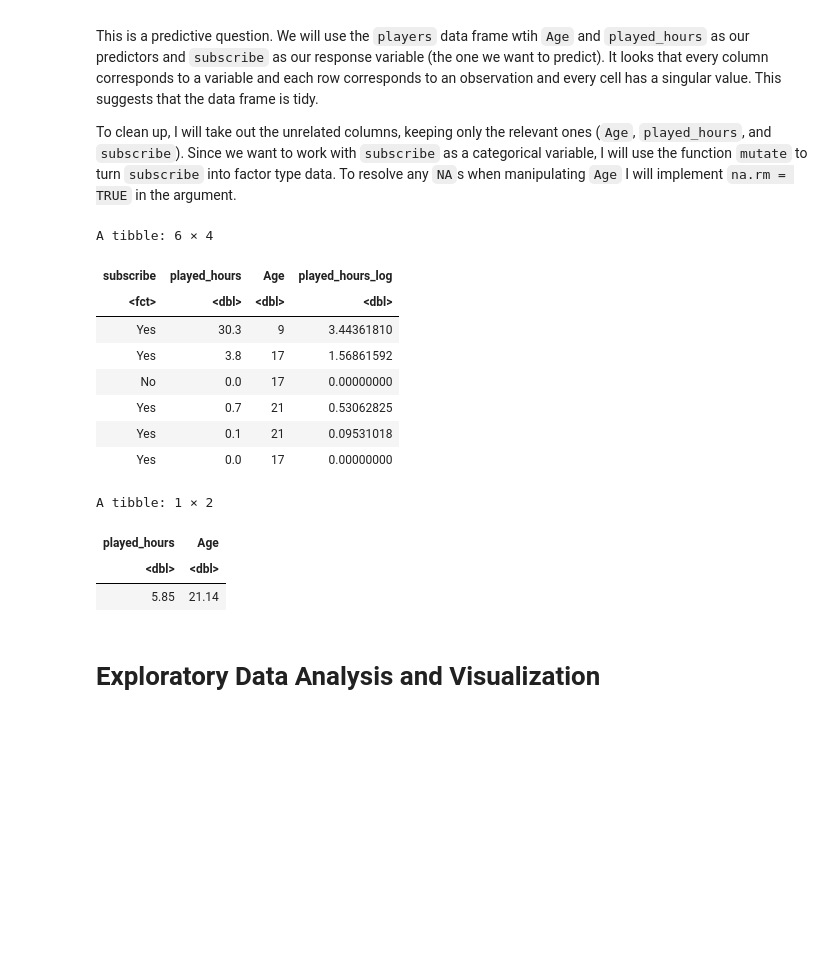
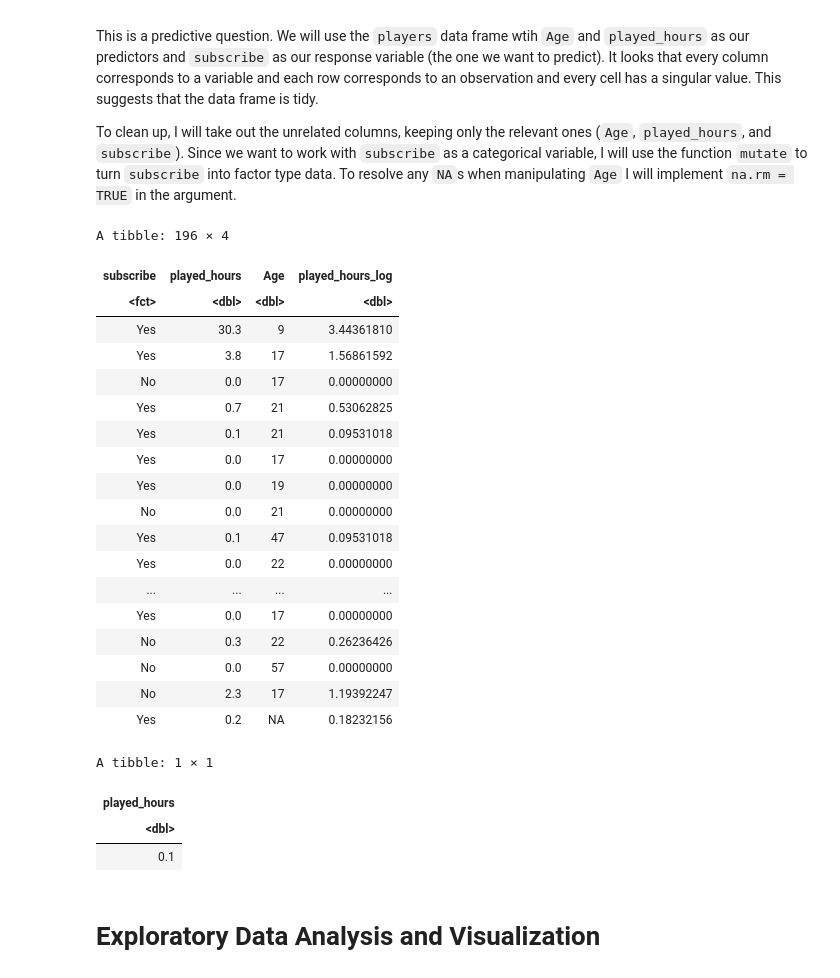
Before and after one commit to amyxu777-cmd/dsci_individual, a Jupyter notebook: planning.ipynb, the cells around one changed output. Cells and saved outputs as stored; diff of their text form; code cells hidden in the pictures; blank space fills up the shorter version.

```diff
--- a/planning.ipynb
+++ b/planning.ipynb
@@ -114,29 +105,39 @@ To clean up, I will take out the unrelated columns, keeping only the relevant on
 # %%
 players_data <- players |>
     select(subscribe, played_hours, Age)|>
     mutate(subscribe = as_factor(subscribe))|>
     mutate(subscribe = fct_recode(subscribe, "Yes" = "TRUE", "No" = "FALSE"))|>
     mutate(played_hours_log = log(played_hours + 1))
-head(players_data)
-players_data_mean <- players_data |>
-    select(played_hours, Age)|>
-    map_df(mean, na.rm = TRUE)|>
-    round(2)
+players_data
 
-players_data_mean
+played_hours_median <- players_data|>
+    select(played_hours)|>
+    map_df(median, na.rm = TRUE)
+
+played_hours_median
 # %% [output]
-A tibble: 6 × 4
+A tibble: 196 × 4
 | subscribe | played_hours | Age | played_hours_log |
 | <fct> | <dbl> | <dbl> | <dbl> |
 | Yes | 30.3 | 9 | 3.44361810 |
 | Yes | 3.8 | 17 | 1.56861592 |
 | No | 0.0 | 17 | 0.00000000 |
 | Yes | 0.7 | 21 | 0.53062825 |
 | Yes | 0.1 | 21 | 0.09531018 |
 | Yes | 0.0 | 17 | 0.00000000 |
+| Yes | 0.0 | 19 | 0.00000000 |
+| No | 0.0 | 21 | 0.00000000 |
+| Yes | 0.1 | 47 | 0.09531018 |
+| Yes | 0.0 | 22 | 0.00000000 |
+| ... | ... | ... | ... |
+| Yes | 0.0 | 17 | 0.00000000 |
+| No | 0.3 | 22 | 0.26236426 |
+| No | 0.0 | 57 | 0.00000000 |
+| No | 2.3 | 17 | 1.19392247 |
+| Yes | 0.2 | NA | 0.18232156 |
-A tibble: 1 × 2
+A tibble: 1 × 1
-| played_hours | Age |
-| <dbl> | <dbl> |
-| 5.85 | 21.14 |
+| played_hours |
+| <dbl> |
+| 0.1 |
 # %% [markdown]
 # Exploratory Data Analysis and Visualization
```
Also changed, not shown: parts of 6 cells of this notebook.
